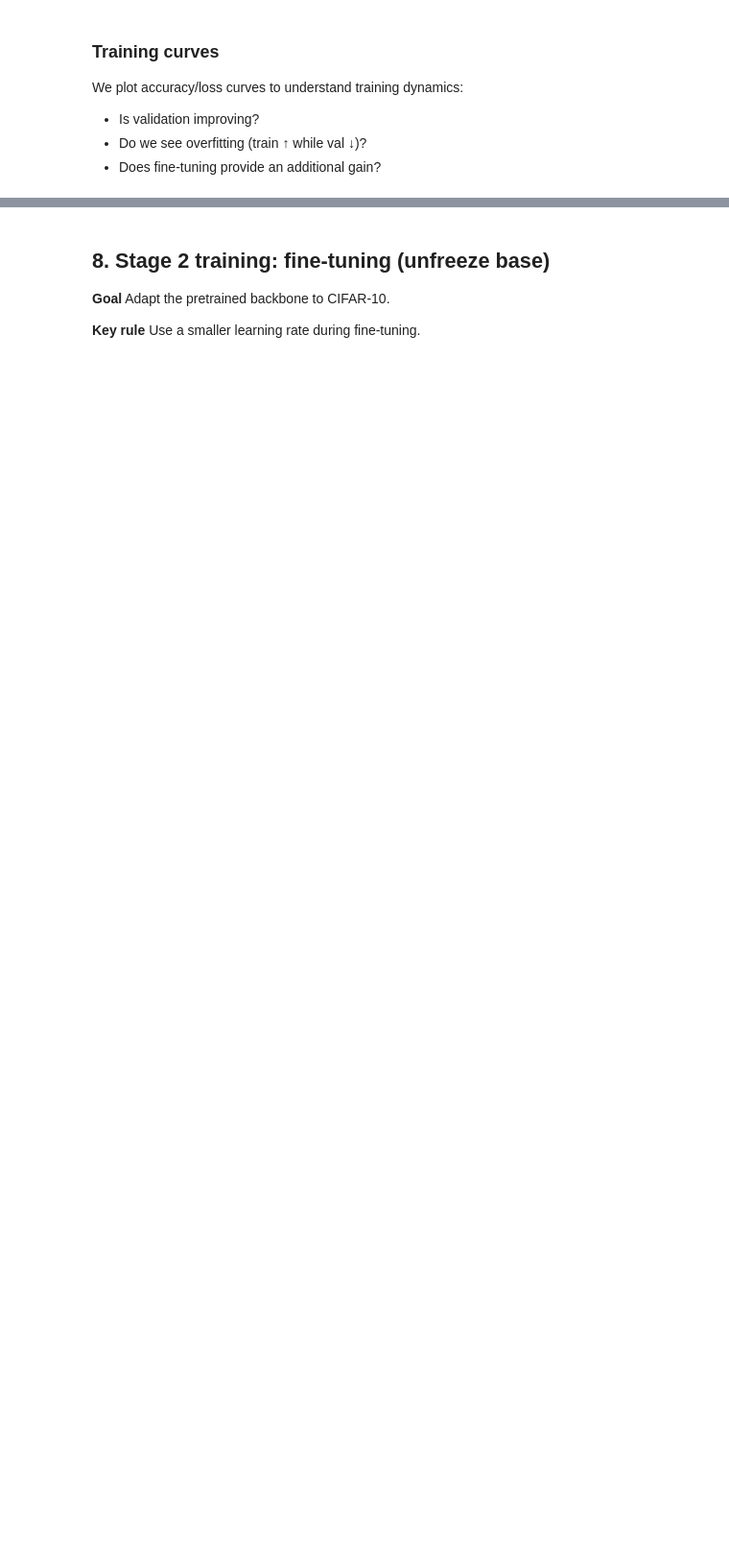
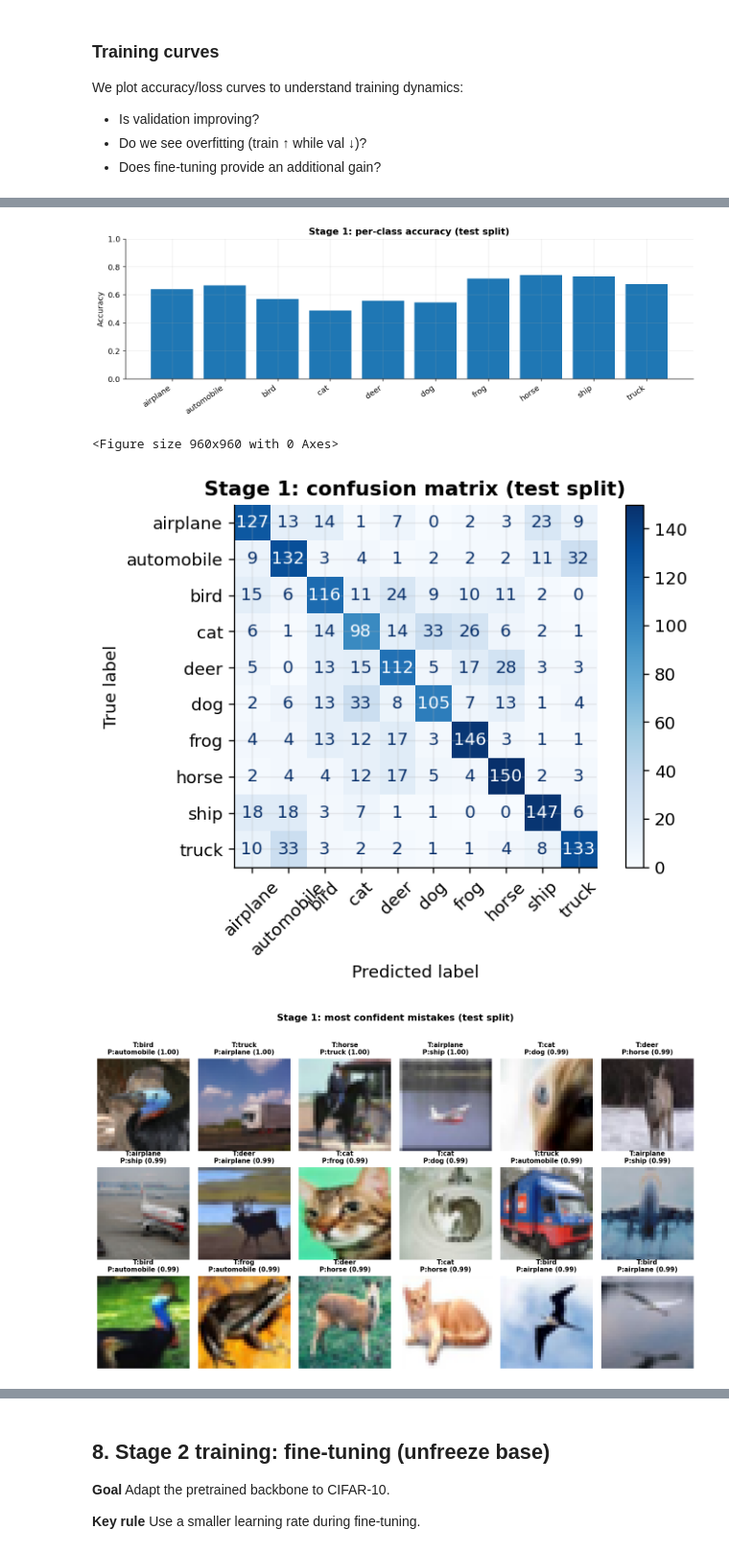
Before and after one commit to etatsy/CV-project, a Jupyter notebook: EDA.ipynb, the cells around one changed output, grey strips where cells are left out. Shown at 96% size. Drawn from its saved outputs; the diff is of its cells as text; code cells hidden in the pictures; blank space fills up the shorter version.

```diff
--- a/EDA.ipynb
+++ b/EDA.ipynb
@@ -318,0 +695,74 @@ plot_history(history_head, title_prefix='Stage 1 (Head-only)')
+# %%
+from sklearn.metrics import confusion_matrix, ConfusionMatrixDisplay
+from sklearn.calibration import calibration_curve
+
+# Cache stage-1 predictions (before fine-tuning)
+y_prob_stage1 = model.predict(X_test_pp, verbose=0)
+y_pred_stage1 = np.argmax(y_prob_stage1, axis=1)
+y_true_test = y_test.reshape(-1)
+
+# (1) Per-class accuracy (Stage 1)
+per_class_acc_s1 = []
+for cls in range(len(class_names)):
+    mask = (y_true_test == cls)
+    per_class_acc_s1.append(float((y_pred_stage1[mask] == cls).mean()))
+
+plt.figure(figsize=(12, 4))
+plt.bar(class_names, per_class_acc_s1)
+plt.xticks(rotation=35, ha='right')
+plt.ylim(0, 1)
+plt.title('Stage 1: per-class accuracy (test split)')
+plt.ylabel('Accuracy')
+plt.tight_layout()
+plt.show()
+
+# (2) Confusion matrix (Stage 1)
+cm1 = confusion_matrix(y_true_test, y_pred_stage1)
+disp1 = ConfusionMatrixDisplay(confusion_matrix=cm1, display_labels=class_names)
+plt.figure(figsize=(8, 8))
+disp1.plot(cmap='Blues', xticks_rotation=45, values_format='d')
+plt.title('Stage 1: confusion matrix (test split)')
+plt.tight_layout()
+plt.show()
+
+# (3) Top confident mistakes gallery (Stage 1)
+conf = y_prob_stage1.max(axis=1)
+wrong = (y_pred_stage1 != y_true_test)
+wrong_idx = np.where(wrong)[0]
+# take most confident wrong predictions
+k = 18
+sel = wrong_idx[np.argsort(conf[wrong_idx])[::-1][:k]] if len(wrong_idx) else np.array([], dtype=int)
+
+if len(sel):
+    plt.figure(figsize=(12, 7))
+    for i, idx in enumerate(sel, start=1):
+        plt.subplot(3, 6, i)
+        plt.imshow(X_test_raw[idx])
+        t = class_names[int(y_true_test[idx])]
+        p = class_names[int(y_pred_stage1[idx])]
+        plt.title(f'T:{t}\nP:{p} ({conf[idx]:.2f})', fontsize=9)
+        plt.axis('off')
+    plt.suptitle('Stage 1: most confident mistakes (test split)', y=1.02, fontweight='bold')
+    plt.tight_layout()
+    plt.show()
+else:
+    print('No mistakes found (unexpected)')
+
+# (4) Calibration curve (Stage 1) — using max probability as confidence
+# Treat "correct" as 1/0 and plot reliability of confidence
+correct = (y_pred_stage1 == y_true_test).astype(int)
+prob_true, prob_pred = calibration_curve(correct, conf, n_bins=10, strategy='uniform')
+plt.figure(figsize=(5.2, 5.2))
+plt.plot(prob_pred, prob_true, marker='o', label='model')
+plt.plot([0, 1], [0, 1], linestyle='--', color='gray', label='perfect')
+plt.title('Stage 1: calibration (confidence vs accuracy)')
+plt.xlabel('Mean confidence')
+plt.ylabel('Empirical accuracy')
+plt.legend()
+plt.tight_layout()
+plt.show()
+# %% [output]
+[figure, added]
+<Figure size 960x960 with 0 Axes>
+[figure, added]
+[figure, added]
```
Also changed, not shown: parts of 55 cells of this notebook, 14 other files.
